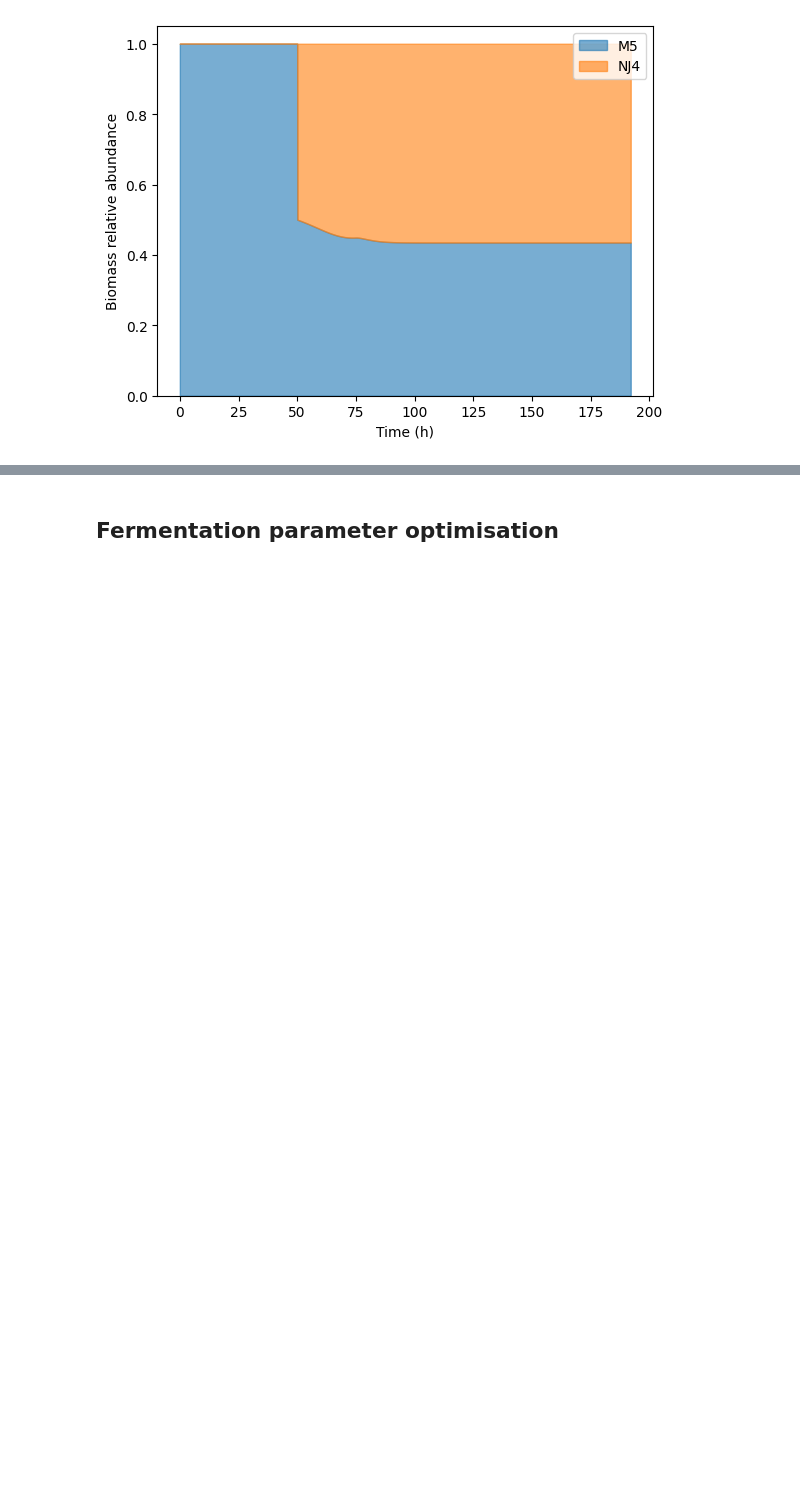
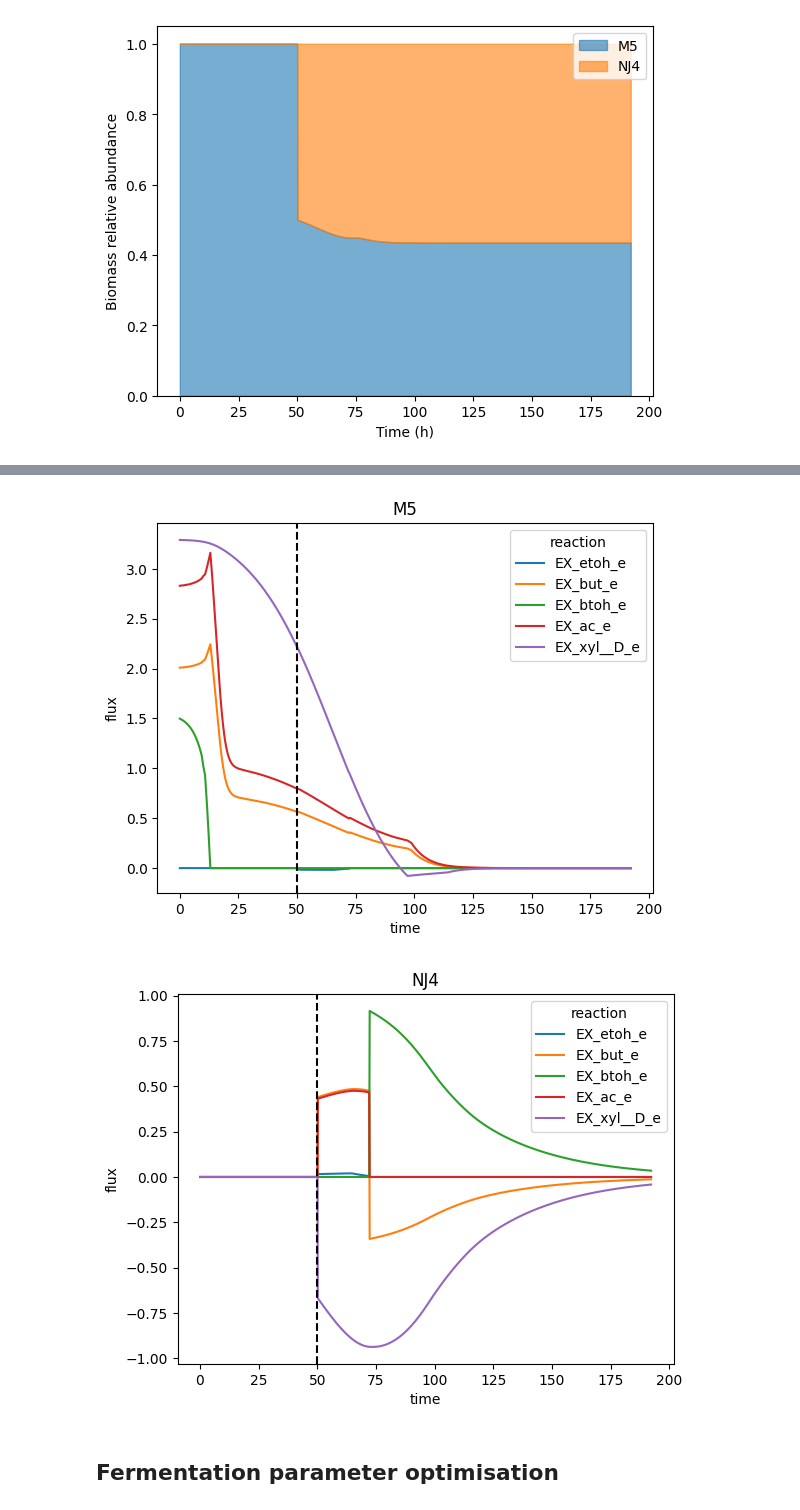
Before and after one commit to andreastallvik/BIOTBT3900, a Jupyter notebook: community_modelling/CBP_butanol/community_sim.ipynb, the cells around one changed output, grey strips where cells are left out. Saved outputs shown, nothing was run; the diff lists cells and outputs as text; code cells hidden in the pictures; blank space fills up the shorter version.

```diff
--- a/community_modelling/CBP_butanol/community_sim.ipynb
+++ b/community_modelling/CBP_butanol/community_sim.ipynb
@@ -726,3 +733,18 @@ cf.plot_biomass(total_biomass=bm, inoc_time=INOC_TIME)
+# %%
+import matplotlib.pyplot as plt
+
+production_reactions = ["EX_etoh_e", "EX_but_e", "EX_btoh_e", "EX_ac_e", "EX_xyl__D_e"]
+
+cf.plot_reaction_flux(fluxes=fluxes["M5"], reactions=production_reactions, inoc_time=INOC_TIME);
+plt.title('M5')
+plt.show()
+
+cf.plot_reaction_flux(fluxes=fluxes["NJ4"], reactions=production_reactions, inoc_time=INOC_TIME);
+plt.title('NJ4')
+plt.show()
+# %% [output]
+[figure, added]
+[figure, added]
 # %% [markdown]
 ## Fermentation parameter optimisation
 # %%
```
Also changed, not shown: parts of 9 cells of this notebook, 2 other files.
